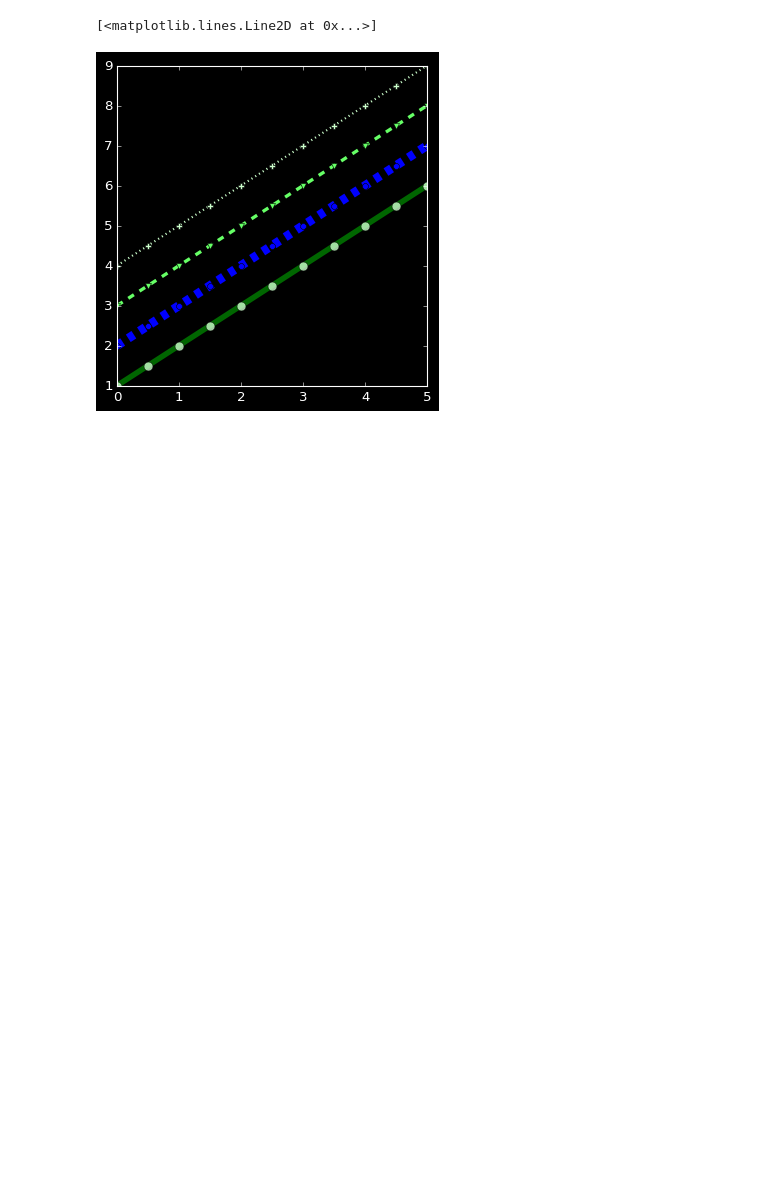
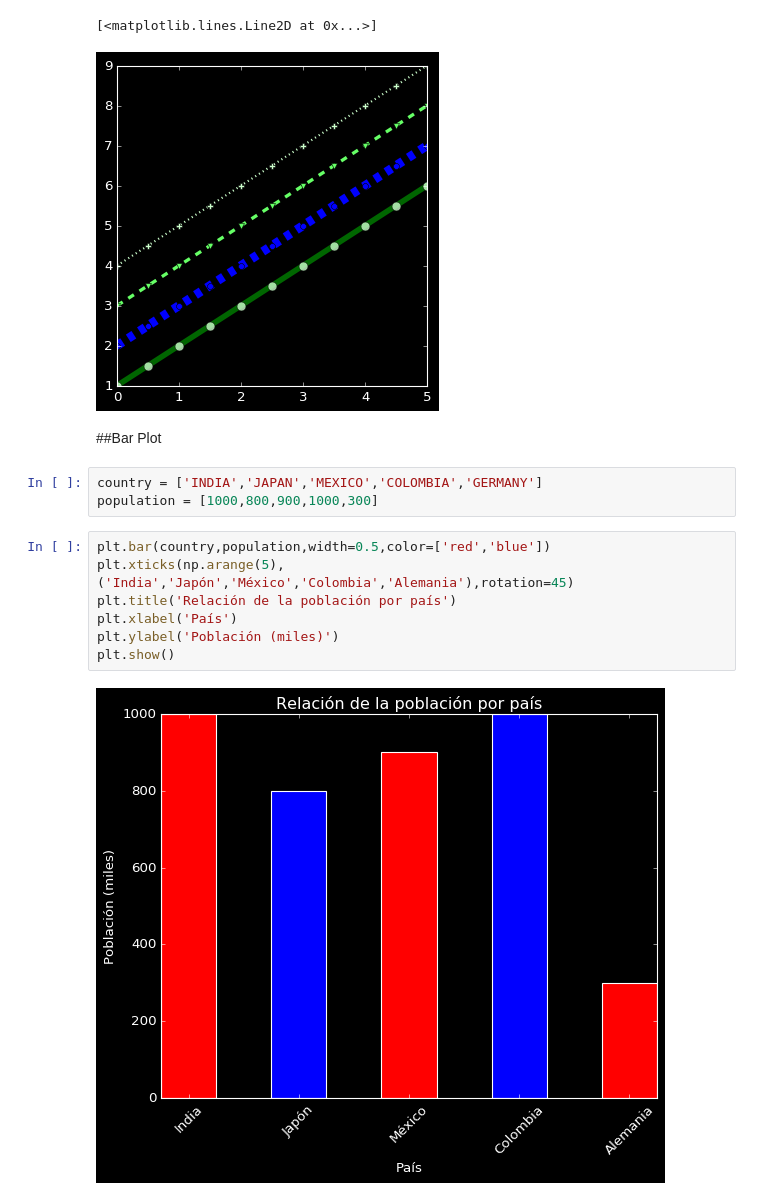
Before and after one commit to Mvinachi/Hyperblog, a Jupyter notebook: Pyplot.ipynb, the cells around one changed output. Cells and saved outputs as stored; diff of their text form; blank space fills up the shorter version.

```diff
--- a/Pyplot.ipynb
+++ b/Pyplot.ipynb
@@ -244,3 +244,17 @@ ax.plot(x,x+4,color='#CCFFCC', linewidth=2, linestyle=':', marker='P')
 # %% [output]
 [<matplotlib.lines.Line2D at 0x...>]
 [figure]
+# %% [markdown]
+##Bar Plot
+# %%
+country = ['INDIA','JAPAN','MEXICO','COLOMBIA','GERMANY']
+population = [1000,800,900,1000,300]
+# %%
+plt.bar(country,population,width=0.5,color=['red','blue'])
+plt.xticks(np.arange(5),('India','Japón','México','Colombia','Alemania'),rotation=45)
+plt.title('Relación de la población por país')
+plt.xlabel('País')
+plt.ylabel('Población (miles)')
+plt.show()
+# %% [output]
+[figure, added]
```
Also changed, not shown: parts of 1 cell of this notebook.
